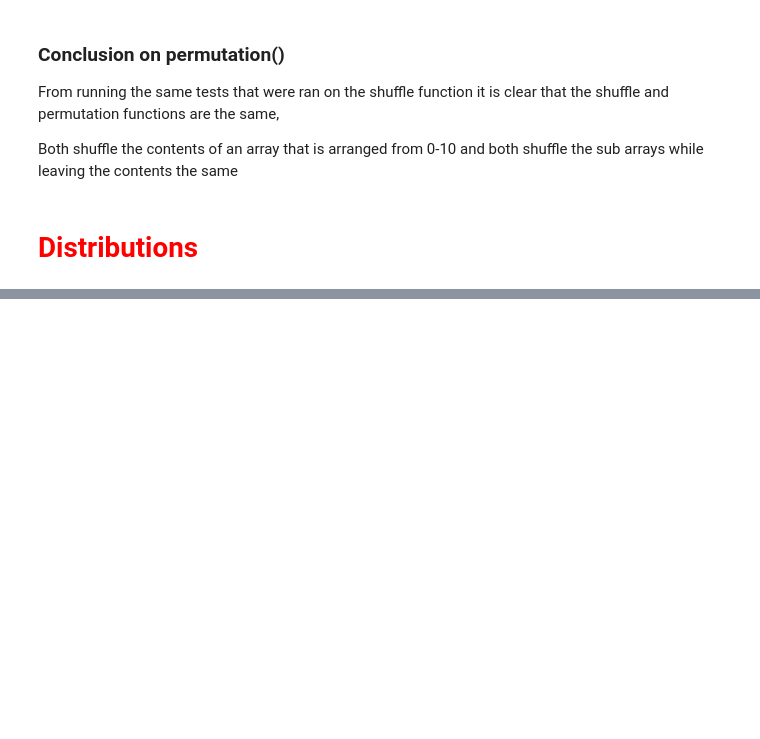
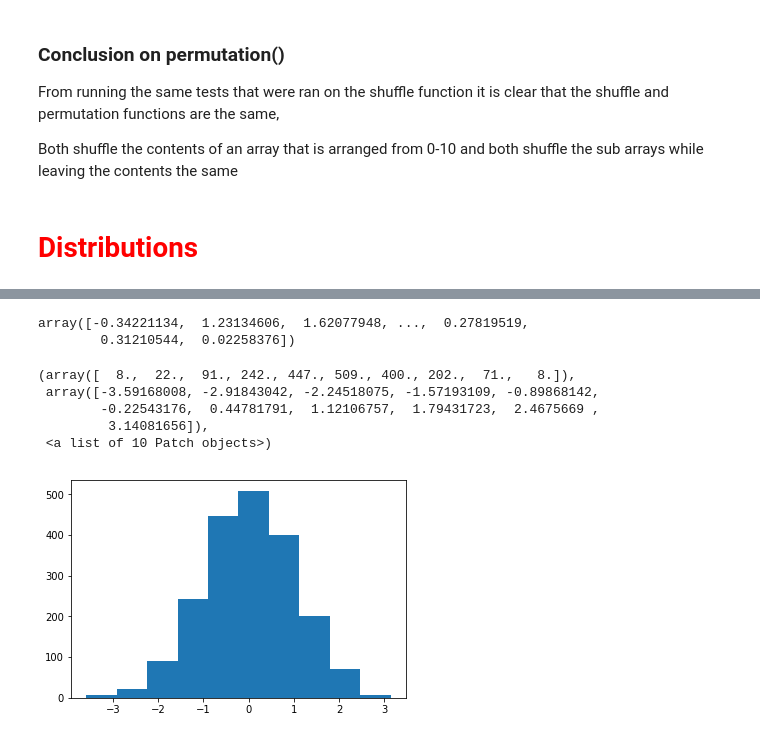
Before and after one commit to EoinStankard/DataAnalysis_Numpy_Assignment, a Jupyter notebook: Numpy-random-assignment.ipynb, the cells around one changed output, grey strips where cells are left out. Drawn from its saved outputs; the diff is of its cells as text; code cells hidden in the pictures; blank space fills up the shorter version.

```diff
--- a/Numpy-random-assignment.ipynb
+++ b/Numpy-random-assignment.ipynb
@@ -389,0 +428,15 @@ Both shuffle the contents of an array that is arranged from 0-10 and both shuffl
+# %%
+n = np.random.normal(size=2000)
+n
+# %% [output]
+array([-0.34221134,  1.23134606,  1.62077948, ...,  0.27819519,
+        0.31210544,  0.02258376])
+# %%
+plt.hist(n)
+# %% [output]
+(array([  8.,  22.,  91., 242., 447., 509., 400., 202.,  71.,   8.]),
+ array([-3.59168008, -2.91843042, -2.24518075, -1.57193109, -0.89868142,
+        -0.22543176,  0.44781791,  1.12106757,  1.79431723,  2.4675669 ,
+         3.14081656]),
+ <a list of 10 Patch objects>)
+[figure, added]
```
Also changed, not shown: parts of 49 cells of this notebook.
